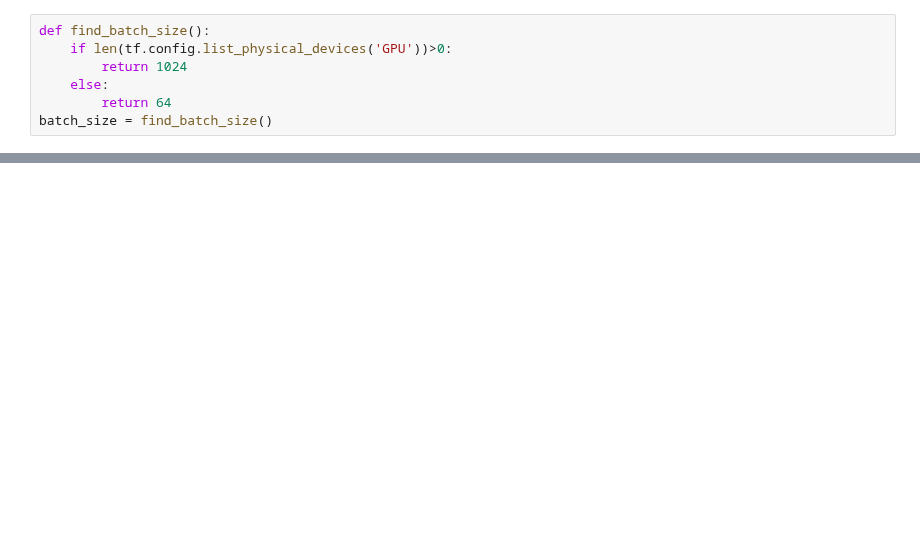
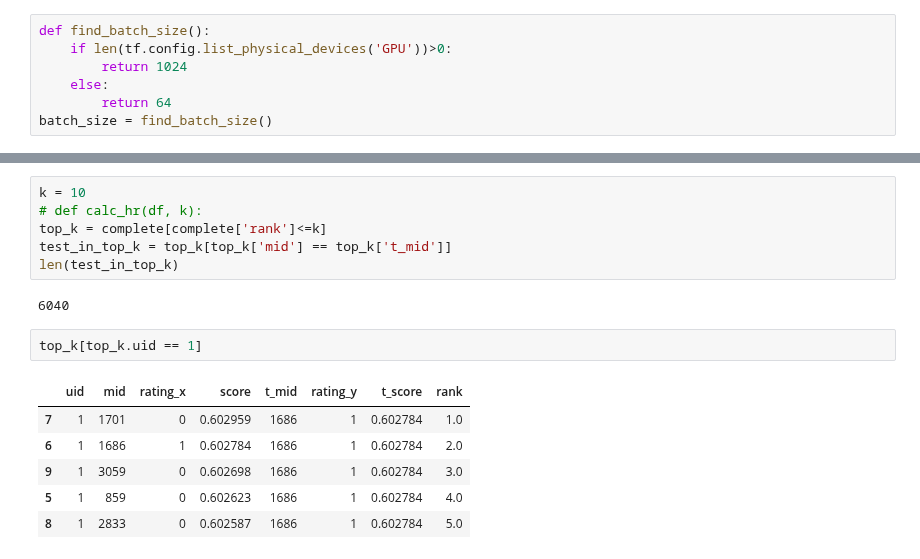
Before and after one commit to fcancedda/NFPCF, a Jupyter notebook: model.ipynb, the cells around one changed output, grey strips where cells are left out. Drawn from its saved outputs; the diff is of its cells as text; blank space fills up the shorter version.

```diff
--- a/model.ipynb
+++ b/model.ipynb
@@ -85,0 +173,17 @@ next(iter(D))
+# %%
+k = 10
+# def calc_hr(df, k):
+top_k = complete[complete['rank']<=k]
+test_in_top_k = top_k[top_k['mid'] == top_k['t_mid']]
+len(test_in_top_k)
+# %% [output]
+6040
+# %%
+top_k[top_k.uid == 1]
+# %% [output]
+|  | uid | mid | rating_x | score | t_mid | rating_y | t_score | rank |
+| 7 | 1 | 1701 | 0 | 0.602959 | 1686 | 1 | 0.602784 | 1.0 |
+| 6 | 1 | 1686 | 1 | 0.602784 | 1686 | 1 | 0.602784 | 2.0 |
+| 9 | 1 | 3059 | 0 | 0.602698 | 1686 | 1 | 0.602784 | 3.0 |
+| 5 | 1 | 859 | 0 | 0.602623 | 1686 | 1 | 0.602784 | 4.0 |
+| 8 | 1 | 2833 | 0 | 0.602587 | 1686 | 1 | 0.602784 | 5.0 |
```
Also changed, not shown: parts of 24 cells of this notebook, 1 other file.
